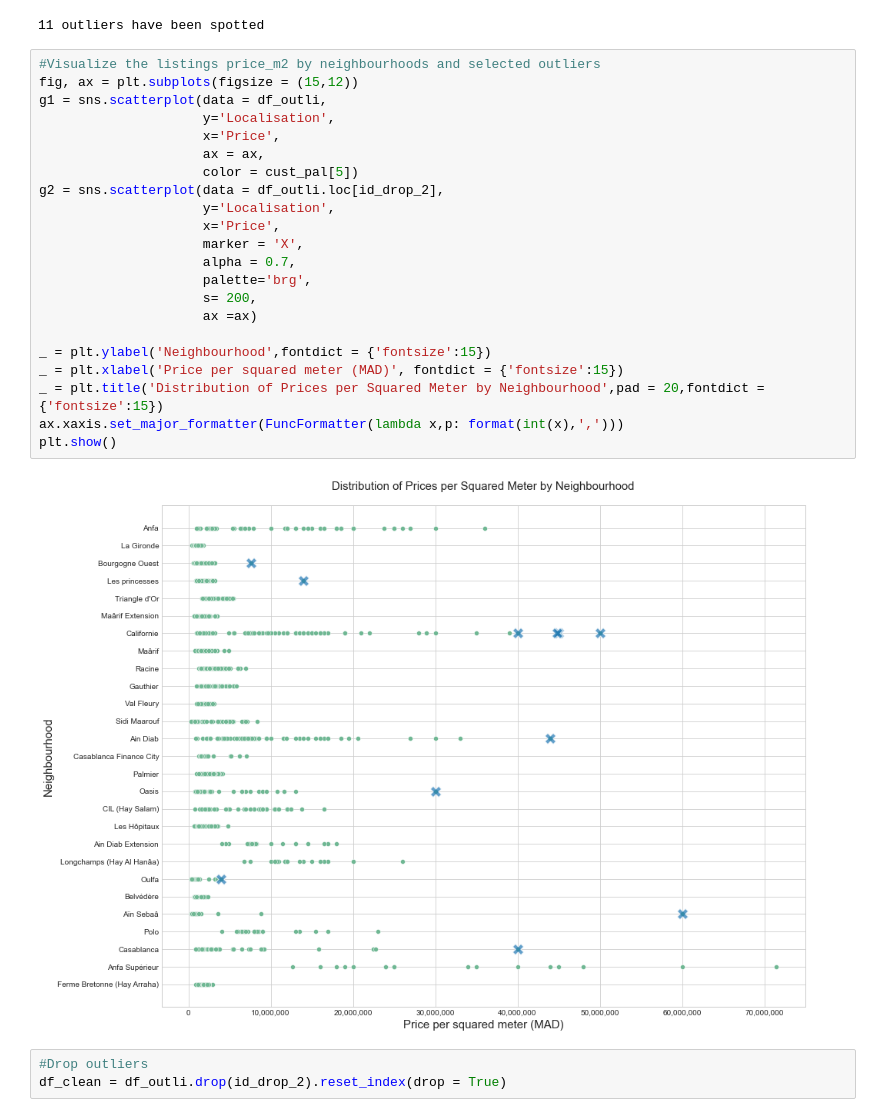
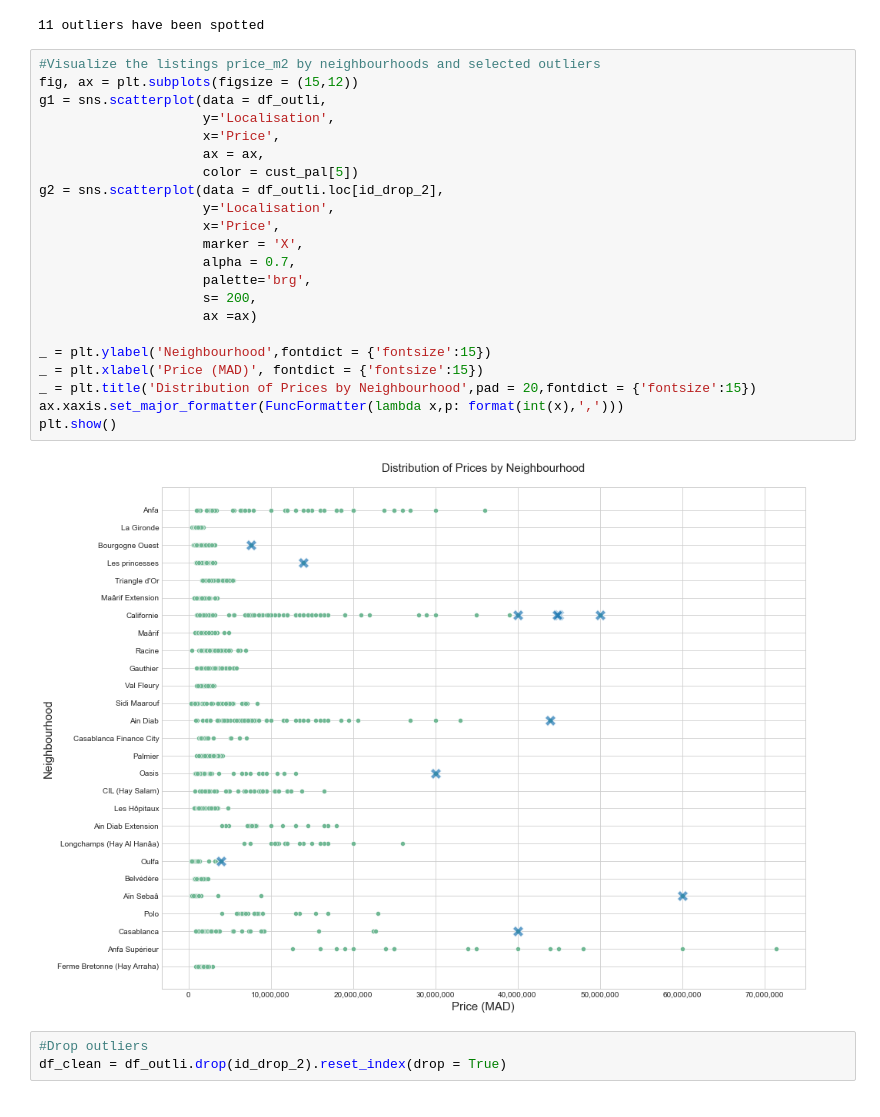
Before and after one commit to iliasoudghiri/Casablanca-House-Prices, a Jupyter notebook: Mubawab_EDA_Price.ipynb, the cells around one changed output. Saved outputs shown, nothing was run; the diff lists cells and outputs as text.

```diff
--- a/Mubawab_EDA_Price.ipynb
+++ b/Mubawab_EDA_Price.ipynb
@@ -515,27 +515,27 @@ print( f'{len(id_drop_2)} outliers have been spotted')
 # %%
 #Visualize the listings price_m2 by neighbourhoods and selected outliers
 fig, ax = plt.subplots(figsize = (15,12))
 g1 = sns.scatterplot(data = df_outli,
                      y='Localisation',
                      x='Price',
                      ax = ax,
                      color = cust_pal[5])
 g2 = sns.scatterplot(data = df_outli.loc[id_drop_2],
                      y='Localisation',
                      x='Price',
                      marker = 'X',
                      alpha = 0.7,
                      palette='brg',
                      s= 200,
                      ax =ax)
 
 _ = plt.ylabel('Neighbourhood',fontdict = {'fontsize':15})
-_ = plt.xlabel('Price per squared meter (MAD)', fontdict = {'fontsize':15})
-_ = plt.title('Distribution of Prices per Squared Meter by Neighbourhood',pad = 20,fontdict = {'fontsize':15})
+_ = plt.xlabel('Price (MAD)', fontdict = {'fontsize':15})
+_ = plt.title('Distribution of Prices by Neighbourhood',pad = 20,fontdict = {'fontsize':15})
 ax.xaxis.set_major_formatter(FuncFormatter(lambda x,p: format(int(x),',')))
 plt.show()
 # %% [output]
-[figure, old version]
+[figure, new version]
 # %%
 #Drop outliers
 df_clean = df_outli.drop(id_drop_2).reset_index(drop = True)
```
Also changed, not shown: parts of 3 cells of this notebook, 3 other files.
